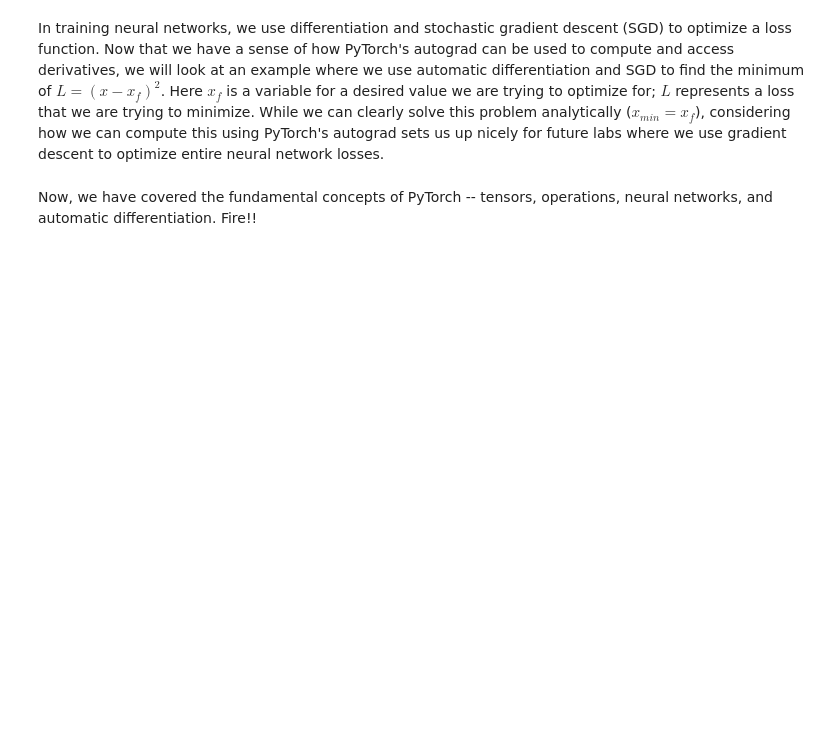
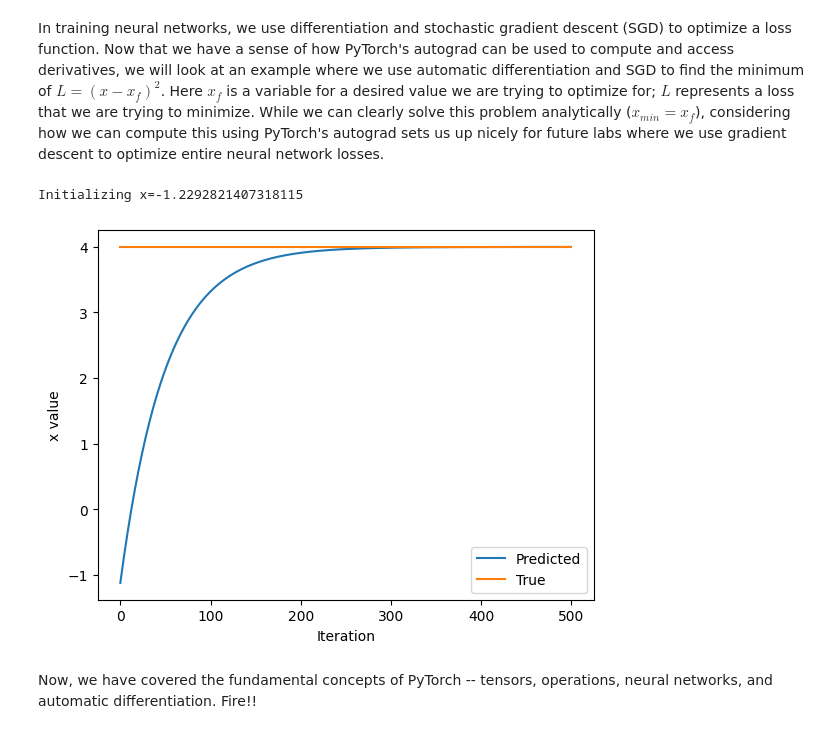
Before and after one commit to Silver-hub21/lab1, a Jupyter notebook: lab1/PT_Part1_Intro.ipynb, the cells around one changed output. Drawn from its saved outputs; the diff is of its cells as text; code cells hidden in the pictures; blank space fills up the shorter version.

```diff
--- a/lab1/PT_Part1_Intro.ipynb
+++ b/lab1/PT_Part1_Intro.ipynb
@@ -331,33 +345,36 @@ In training neural networks, we use differentiation and stochastic gradient desc
 x = torch.randn(1)
 print(f"Initializing x={x.item()}")
 
 learning_rate = 1e-2  # Learning rate
 history = []
 x_f = 4  # Target value
 
 
 # We will run gradient descent for a number of iterations. At each iteration, we compute the loss,
 #   compute the derivative of the loss with respect to x, and perform the update.
 for i in range(500):
     x = torch.tensor([x], requires_grad=True)
 
     # TODO: Compute the loss as the square of the difference between x and x_f
-    loss = # TODO
+    loss = (x - x_f) ** 2 # TODO
 
     # Backpropagate through the loss to compute gradients
     loss.backward()
 
     # Update x with gradient descent
     x = x.item() - learning_rate * x.grad
 
     history.append(x.item())
 
 # Plot the evolution of x as we optimize toward x_f!
 plt.plot(history)
 plt.plot([0, 500], [x_f, x_f])
 plt.legend(('Predicted', 'True'))
 plt.xlabel('Iteration')
 plt.ylabel('x value')
 plt.show()
+# %% [output]
+Initializing x=-1.2292821407318115
+[figure, added]
 # %% [markdown]
 Now, we have covered the fundamental concepts of PyTorch -- tensors, operations, neural networks, and automatic differentiation. Fire!!
```
Also changed, not shown: parts of 7 cells of this notebook.
